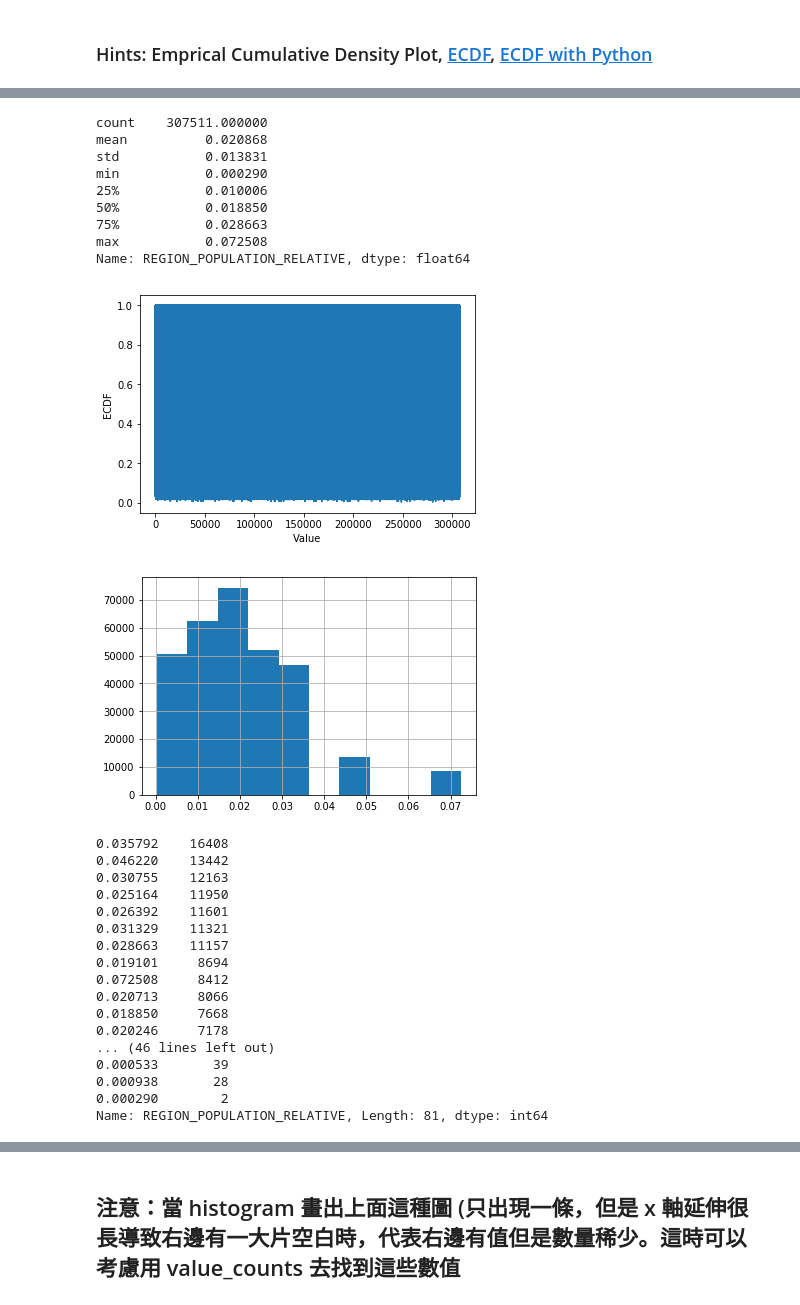
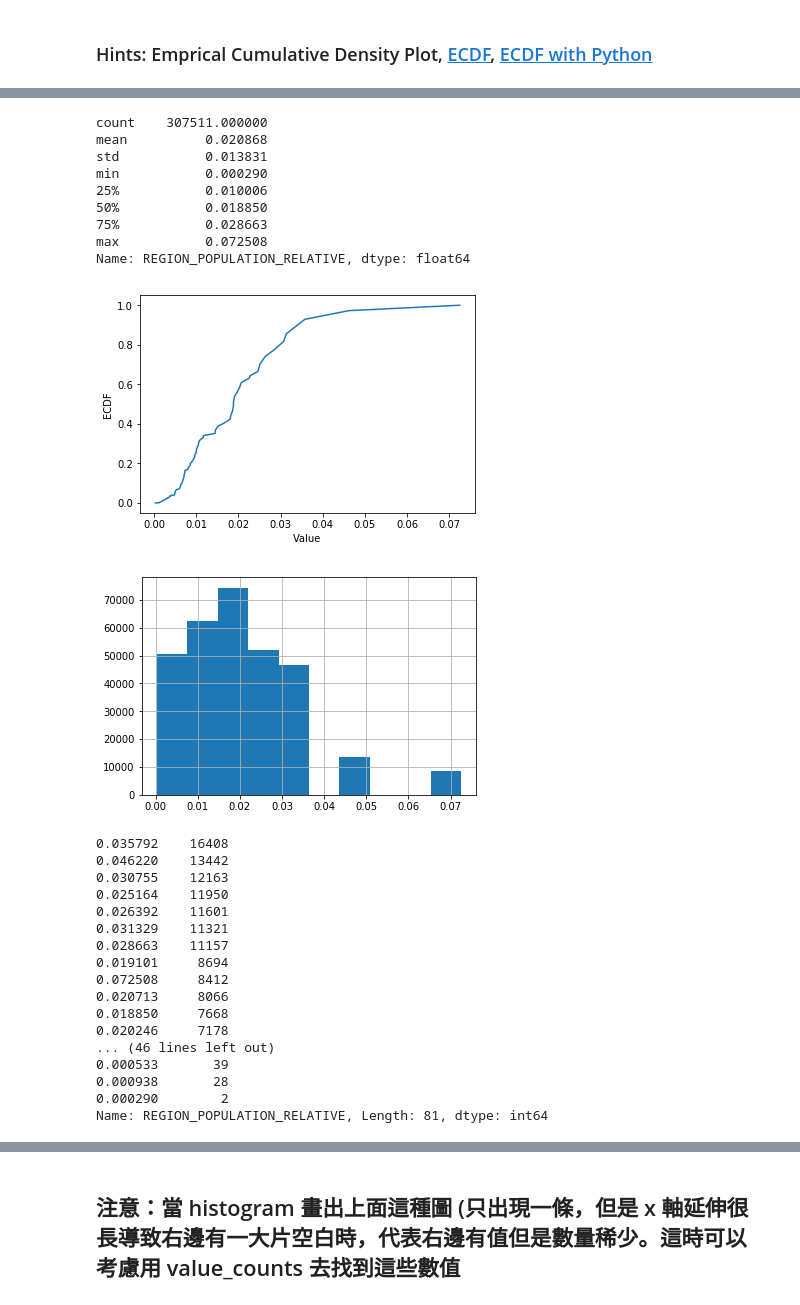
Before and after one commit to Hulu0201/2nd-ML100Days, a Jupyter notebook: homework/Day_006/Day_006_HW.ipynb, the cells around one changed output, grey strips where cells are left out. Cells and saved outputs as stored; diff of their text form; code cells hidden in the pictures.

```diff
--- a/homework/Day_006/Day_006_HW.ipynb
+++ b/homework/Day_006/Day_006_HW.ipynb
@@ -143,35 +143,35 @@ print(app_train['REGION_POPULATION_RELATIVE'].describe())
 
 # 繪製 Empirical Cumulative Density Plot (ECDF)
 """
 Your Code Here
 """
-cdf = pd.Series(app_train['REGION_POPULATION_RELATIVE'])
+cdf = app_train.REGION_POPULATION_RELATIVE.value_counts().sort_index().cumsum()
 
 
 plt.plot(list(cdf.index), cdf/cdf.max())
 plt.xlabel('Value')
 plt.ylabel('ECDF')
 plt.ylim([-0.05,1.05]) # 限制顯示圖片的範圍
 plt.show()
 
 app_train['REGION_POPULATION_RELATIVE'].hist()
 plt.show()
 
 app_train['REGION_POPULATION_RELATIVE'].value_counts()
 
 # 就以這個欄位來說，雖然有資料掉在分布以外，也不算異常，僅代表這間公司在稍微熱鬧的地區有的據點較少，
 # 導致 region population relative 在少的部分較為密集，但在大的部分較為疏漏
 # %% [output]
 count    307511.000000
 mean          0.020868
 std           0.013831
 min           0.000290
 25%           0.010006
 50%           0.018850
 75%           0.028663
 max           0.072508
 Name: REGION_POPULATION_RELATIVE, dtype: float64
-[figure, old version]
+[figure, new version]
 [figure]
 0.035792    16408
 0.046220    13442
```
Also changed, not shown: parts of 2 cells of this notebook.
